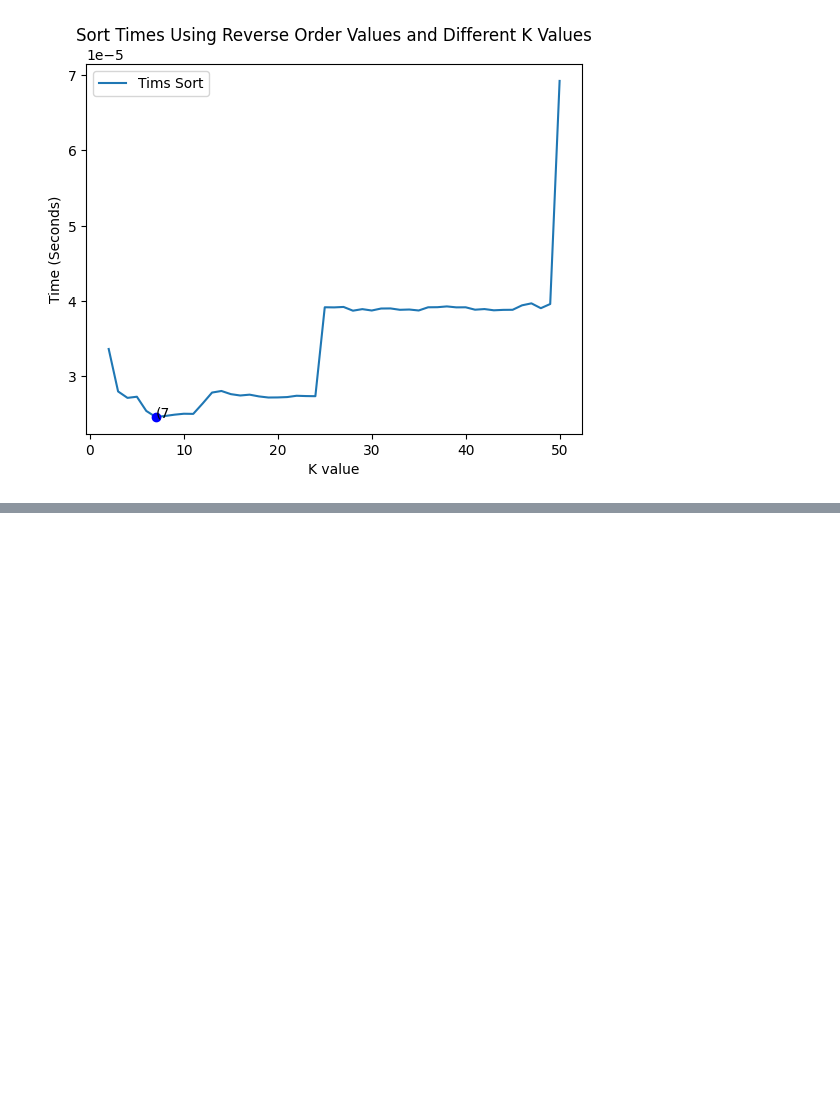
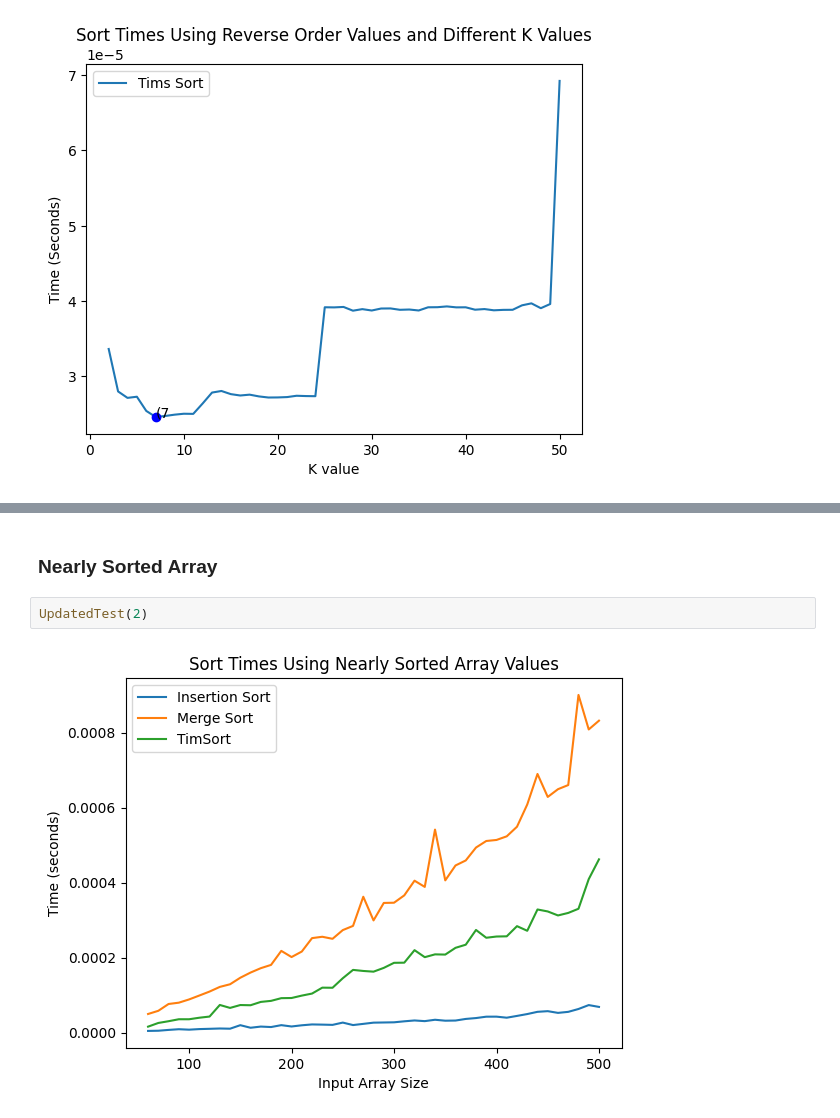
Before and after one commit to are021/CSE431-EmpiricalAnalysis, a Jupyter notebook: problem2/tests.ipynb, the cells around one changed output, grey strips where cells are left out. Drawn from its saved outputs; the diff is of its cells as text; blank space fills up the shorter version.

```diff
--- a/problem2/tests.ipynb
+++ b/problem2/tests.ipynb
@@ -344,0 +425,6 @@ RedefinedTest(50, 3)
+# %% [markdown]
+### Nearly Sorted Array
+# %%
+UpdatedTest(2)
+# %% [output]
+[figure, added]
```
Also changed, not shown: parts of 6 cells of this notebook.
